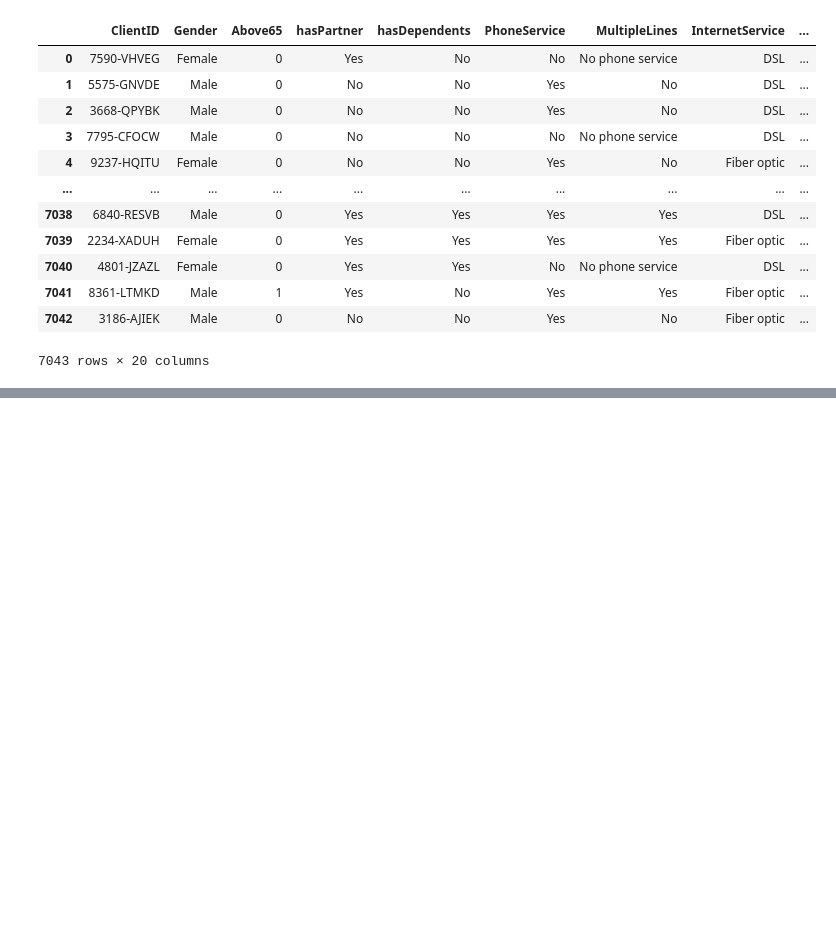
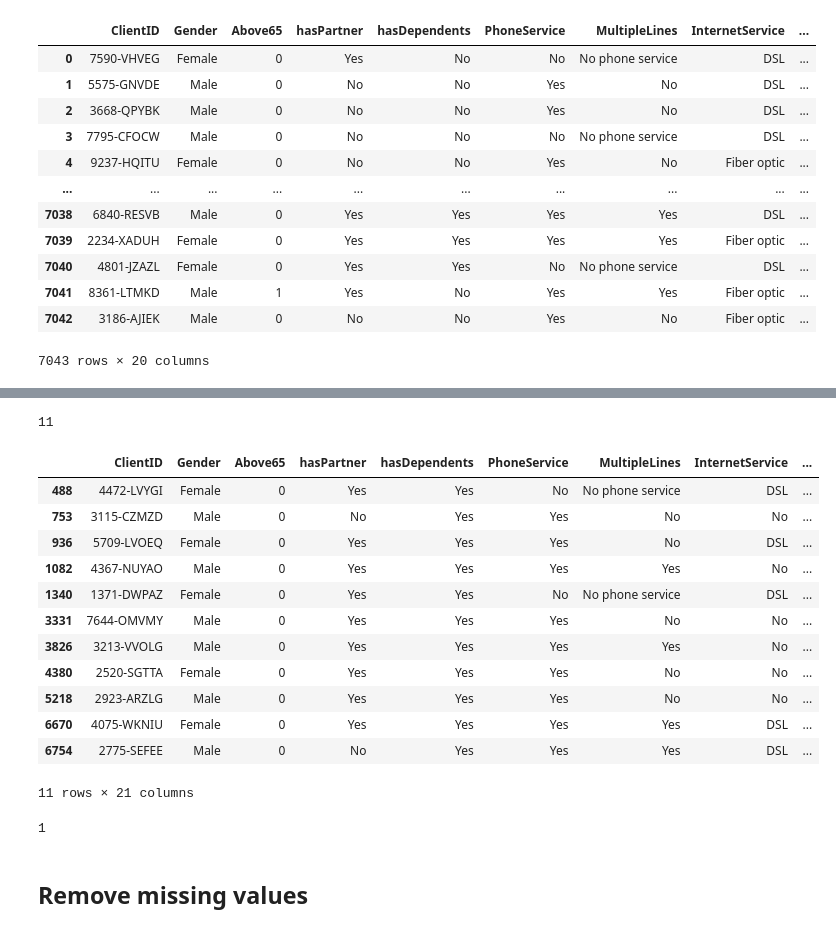
Before and after one commit to RanielliMontagna/ia-learning, a Jupyter notebook: eda/eda_churn.ipynb, the cells around one changed output, grey strips where cells are left out. Cells and saved outputs as stored; diff of their text form; code cells hidden in the pictures; blank space fills up the shorter version.

Commit message:
feat(eda): cover handling missing data in datasets

```diff
--- a/eda/eda_churn.ipynb
+++ b/eda/eda_churn.ipynb
@@ -353,0 +391,29 @@ df_churn.drop(['tenure'], axis=1)
+# %%
+# Detect missing values in a specific column
+df_churn['TotalCharges'].isna().sum()
+# %% [output]
+11
+# %%
+# How much lines have almost one missing value
+df_churn[df_churn.isna().any(axis=1)]
+# %% [output]
+|  | ClientID | Gender | Above65 | hasPartner | hasDependents | PhoneService | MultipleLines | InternetService | ... |
+| 488 | 4472-LVYGI | Female | 0 | Yes | Yes | No | No phone service | DSL | ... |
+| 753 | 3115-CZMZD | Male | 0 | No | Yes | Yes | No | No | ... |
+| 936 | 5709-LVOEQ | Female | 0 | Yes | Yes | Yes | No | DSL | ... |
+| 1082 | 4367-NUYAO | Male | 0 | Yes | Yes | Yes | Yes | No | ... |
+| 1340 | 1371-DWPAZ | Female | 0 | Yes | Yes | No | No phone service | DSL | ... |
+| 3331 | 7644-OMVMY | Male | 0 | Yes | Yes | Yes | No | No | ... |
+| 3826 | 3213-VVOLG | Male | 0 | Yes | Yes | Yes | Yes | No | ... |
+| 4380 | 2520-SGTTA | Female | 0 | Yes | Yes | Yes | No | No | ... |
+| 5218 | 2923-ARZLG | Male | 0 | Yes | Yes | Yes | No | No | ... |
+| 6670 | 4075-WKNIU | Female | 0 | Yes | Yes | Yes | Yes | DSL | ... |
+| 6754 | 2775-SEFEE | Male | 0 | No | Yes | Yes | Yes | DSL | ... |
+11 rows × 21 columns
+# %%
+# How much columns have at least one missing value
+df_churn.isna().any(axis=0).sum()
+# %% [output]
+1
+# %% [markdown]
+## Remove missing values
```
Also changed, not shown: parts of 13 cells of this notebook.
